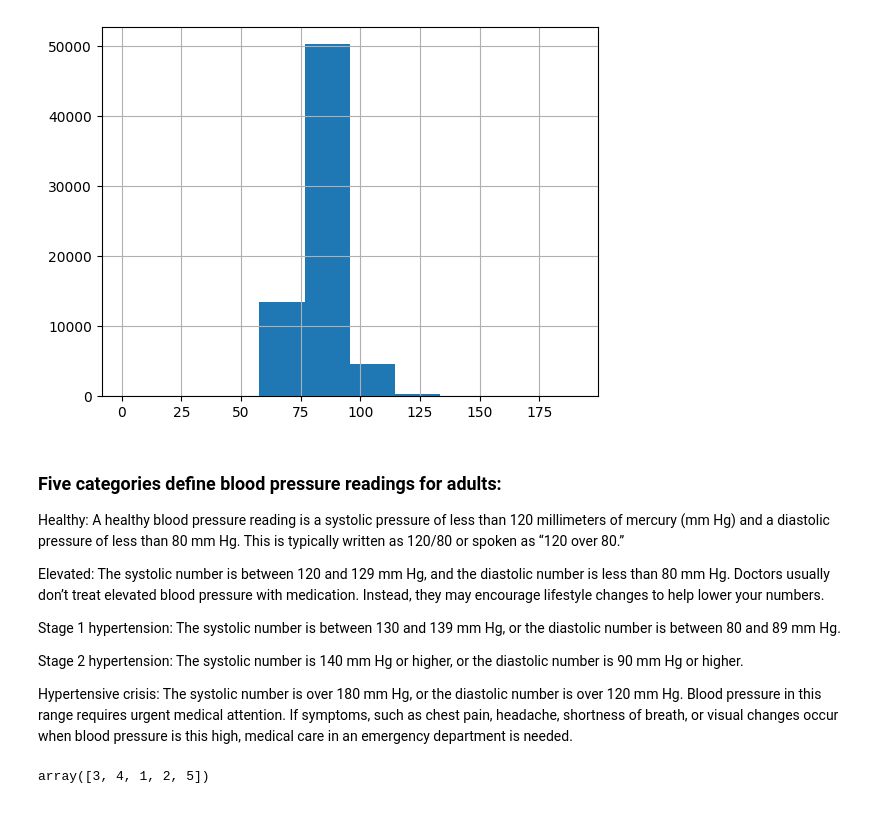
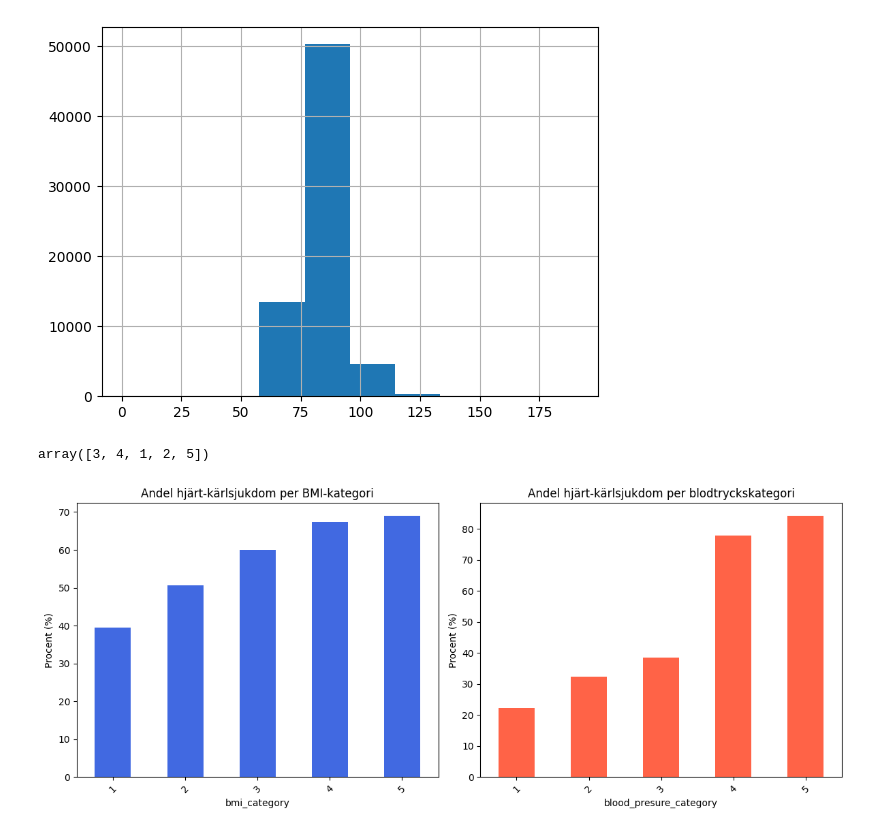
Before and after one commit to PhilipL02/Lab-Disease-Prediction, a Jupyter notebook: lab.ipynb, the cells around one changed output. Cells and saved outputs as stored; diff of their text form; code cells hidden in the pictures.

```diff
--- a/lab.ipynb
+++ b/lab.ipynb
@@ -303,17 +217,5 @@ df["ap_lo"].hist()
 # %% [output]
 <Axes: >
 [figure]
-# %% [markdown]
-### Five categories define blood pressure readings for adults:
-
-Healthy: A healthy blood pressure reading is a systolic pressure of less than 120 millimeters of mercury (mm Hg) and a diastolic pressure of less than 80 mm Hg. This is typically written as 120/80 or spoken as “120 over 80.”
-
-Elevated: The systolic number is between 120 and 129 mm Hg, and the diastolic number is less than 80 mm Hg. Doctors usually don’t treat elevated blood pressure with medication. Instead, they may encourage lifestyle changes to help lower your numbers.
-
-Stage 1 hypertension: The systolic number is between 130 and 139 mm Hg, or the diastolic number is between 80 and 89 mm Hg.
-
-Stage 2 hypertension: The systolic number is 140 mm Hg or higher, or the diastolic number is 90 mm Hg or higher.
-
-Hypertensive crisis: The systolic number is over 180 mm Hg, or the diastolic number is over 120 mm Hg. Blood pressure in this range requires urgent medical attention. If symptoms, such as chest pain, headache, shortness of breath, or visual changes occur when blood pressure is this high, medical care in an emergency department is needed.
 # %%
 df["blood_presure_category"] = 0
@@ -327,3 +237,23 @@ df.loc[(df["ap_hi"] > 180) | (df["ap_lo"] > 120), "blood_presure_category"] = 5
 df["blood_presure_category"].unique()
 # %% [output]
 array([3, 4, 1, 2, 5])
+# %%
+bmi_group = df.groupby("bmi_category")["cardio"].mean() * 100
+bp_group = df.groupby("blood_presure_category")["cardio"].mean() * 100
+
+fig, axes = plt.subplots(1, 2, figsize=(12, 5))
+
+bmi_group.plot(kind="bar", ax=axes[0], color="royalblue")
+axes[0].set_title("Andel hjärt-kärlsjukdom per BMI-kategori")
+axes[0].set_ylabel("Procent (%)")
+axes[0].set_xticklabels(bmi_group.index, rotation=45)
+
+bp_group.plot(kind="bar", ax=axes[1], color="tomato")
+axes[1].set_title("Andel hjärt-kärlsjukdom per blodtryckskategori")
+axes[1].set_ylabel("Procent (%)")
+axes[1].set_xticklabels(bp_group.index, rotation=45)
+
+plt.tight_layout()
+plt.show()
+# %% [output]
+[figure, added]
```
Also changed, not shown: parts of 37 cells of this notebook, 2 other files.
